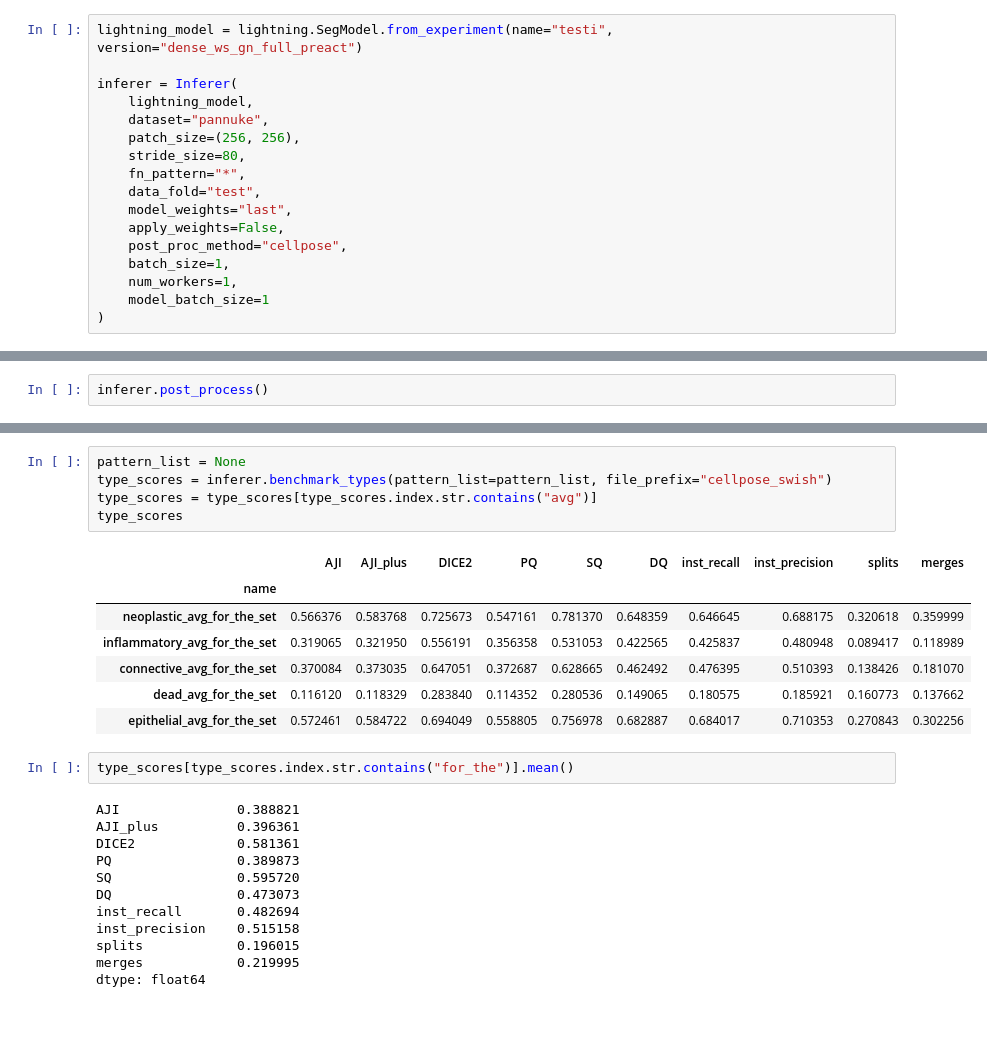
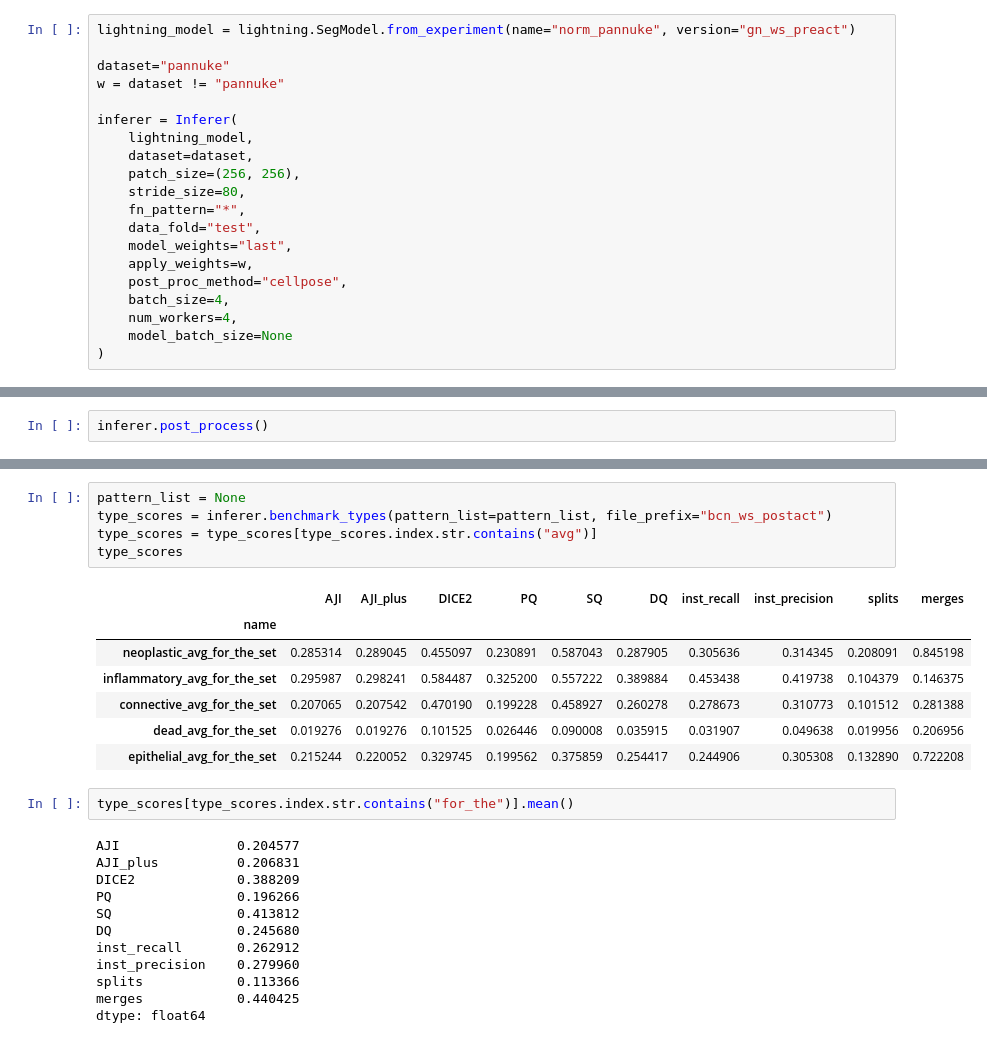
Before and after one commit to okunator/Dippa, a Jupyter notebook: notebooks/2_infer_and_benchmark.ipynb, the cells around one changed output, grey strips where cells are left out. Saved outputs shown, nothing was run; the diff lists cells and outputs as text.

```diff
--- a/notebooks/2_infer_and_benchmark.ipynb
+++ b/notebooks/2_infer_and_benchmark.ipynb
@@ -3,21 +3,24 @@ from src.dl.inference.inferer import Inferer
 import src.dl.lightning as lightning
 from src.config import CONFIG
 # %%
-lightning_model = lightning.SegModel.from_experiment(name="testi", version="dense_ws_gn_full_preact")
+lightning_model = lightning.SegModel.from_experiment(name="norm_pannuke", version="gn_ws_preact")
+
+dataset="pannuke"
+w = dataset != "pannuke"
 
 inferer = Inferer(
     lightning_model,
-    dataset="pannuke",
+    dataset=dataset,
     patch_size=(256, 256),
     stride_size=80,
     fn_pattern="*",
     data_fold="test",
     model_weights="last",
-    apply_weights=False,
+    apply_weights=w,
     post_proc_method="cellpose",
-    batch_size=1,
-    num_workers=1,
-    model_batch_size=1
+    batch_size=4,
+    num_workers=4,
+    model_batch_size=None
 )
 # %%
 # lightning_model
@@ -64,27 +64,27 @@ binary_scores
 # %%
 pattern_list = None
-type_scores = inferer.benchmark_types(pattern_list=pattern_list, file_prefix="cellpose_swish")
+type_scores = inferer.benchmark_types(pattern_list=pattern_list, file_prefix="bcn_ws_postact")
 type_scores = type_scores[type_scores.index.str.contains("avg")]
 type_scores
 # %% [output]
 |  | AJI | AJI_plus | DICE2 | PQ | SQ | DQ | inst_recall | inst_precision | splits | merges |
 | name |  |  |  |  |  |  |  |  |  |  |
-| neoplastic_avg_for_the_set | 0.566376 | 0.583768 | 0.725673 | 0.547161 | 0.781370 | 0.648359 | 0.646645 | 0.688175 | 0.320618 | 0.359999 |
-| inflammatory_avg_for_the_set | 0.319065 | 0.321950 | 0.556191 | 0.356358 | 0.531053 | 0.422565 | 0.425837 | 0.480948 | 0.089417 | 0.118989 |
-| connective_avg_for_the_set | 0.370084 | 0.373035 | 0.647051 | 0.372687 | 0.628665 | 0.462492 | 0.476395 | 0.510393 | 0.138426 | 0.181070 |
-| dead_avg_for_the_set | 0.116120 | 0.118329 | 0.283840 | 0.114352 | 0.280536 | 0.149065 | 0.180575 | 0.185921 | 0.160773 | 0.137662 |
-| epithelial_avg_for_the_set | 0.572461 | 0.584722 | 0.694049 | 0.558805 | 0.756978 | 0.682887 | 0.684017 | 0.710353 | 0.270843 | 0.302256 |
+| neoplastic_avg_for_the_set | 0.285314 | 0.289045 | 0.455097 | 0.230891 | 0.587043 | 0.287905 | 0.305636 | 0.314345 | 0.208091 | 0.845198 |
+| inflammatory_avg_for_the_set | 0.295987 | 0.298241 | 0.584487 | 0.325200 | 0.557222 | 0.389884 | 0.453438 | 0.419738 | 0.104379 | 0.146375 |
+| connective_avg_for_the_set | 0.207065 | 0.207542 | 0.470190 | 0.199228 | 0.458927 | 0.260278 | 0.278673 | 0.310773 | 0.101512 | 0.281388 |
+| dead_avg_for_the_set | 0.019276 | 0.019276 | 0.101525 | 0.026446 | 0.090008 | 0.035915 | 0.031907 | 0.049638 | 0.019956 | 0.206956 |
+| epithelial_avg_for_the_set | 0.215244 | 0.220052 | 0.329745 | 0.199562 | 0.375859 | 0.254417 | 0.244906 | 0.305308 | 0.132890 | 0.722208 |
 # %%
 type_scores[type_scores.index.str.contains("for_the")].mean()
 # %% [output]
-AJI               0.388821
-AJI_plus          0.396361
-DICE2             0.581361
-PQ                0.389873
-SQ                0.595720
-DQ                0.473073
-inst_recall       0.482694
-inst_precision    0.515158
-splits            0.196015
-merges            0.219995
+AJI               0.204577
+AJI_plus          0.206831
+DICE2             0.388209
+PQ                0.196266
+SQ                0.413812
+DQ                0.245680
+inst_recall       0.262912
+inst_precision    0.279960
+splits            0.113366
+merges            0.440425
 dtype: float64
```
Also changed, not shown: parts of 3 cells of this notebook, 4 other files.
